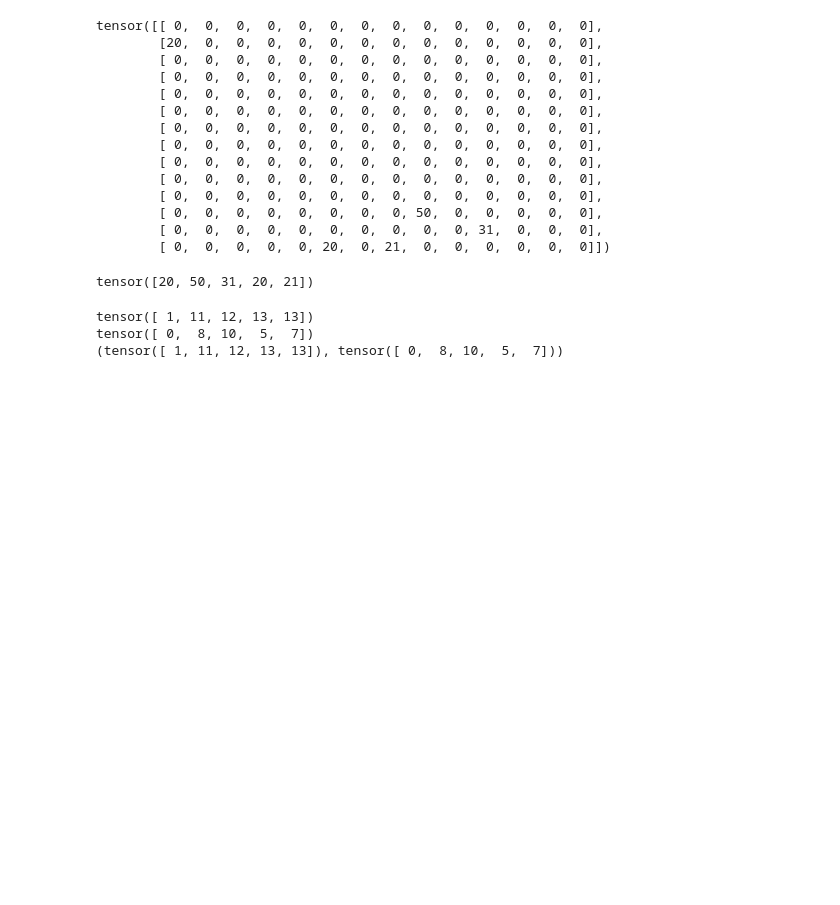
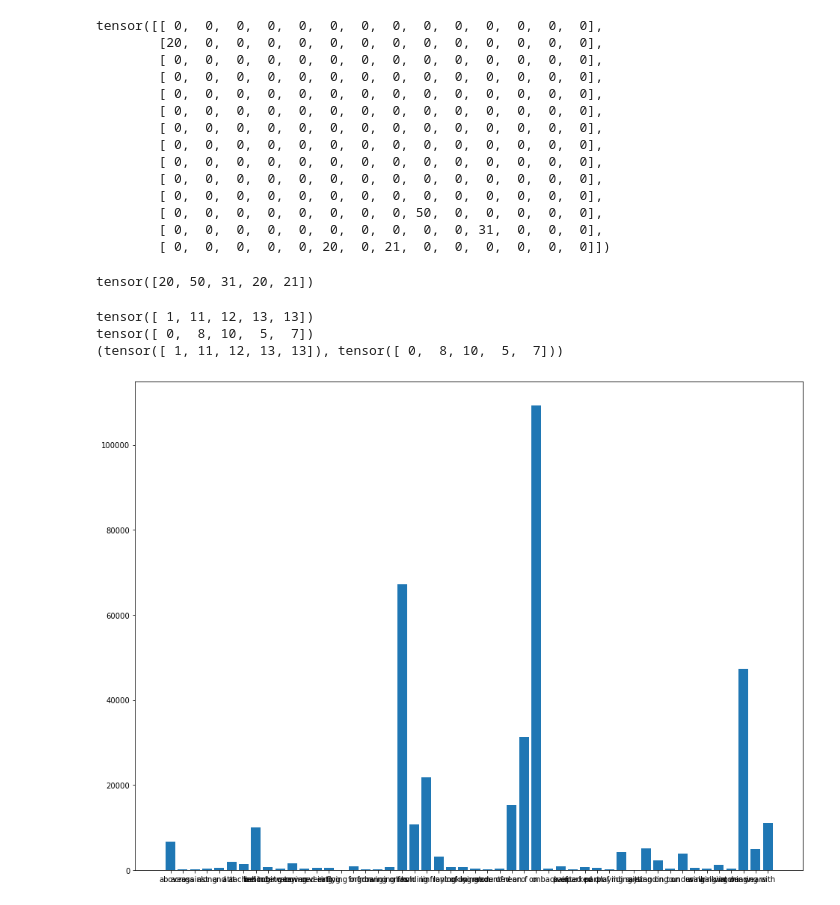
Before and after one commit to zhanwenchen/SGG-G2S, a Jupyter notebook: viz/1. Dataloader.ipynb, the cells around one changed output. Drawn from its saved outputs; the diff is of its cells as text; code cells hidden in the pictures; blank space fills up the shorter version.

```diff
--- a/viz/1. Dataloader.ipynb
+++ b/viz/1. Dataloader.ipynb
@@ -489,3 +501,20 @@ def augment_targets(images, targets):
 #     return targets
 
     # where is the ground truth relation labels? There's definitely some in get_dataset_statistics
+# %%
+pred_count_dict = dict(zip(idx2preds[1:], pred_counts[1:].tolist()))
+# %%
+from matplotlib import pyplot as plt
+
+# mylist = [key for key, val in pred_count_dict.items() for _ in range(val)]
+plt.figure(figsize=(16, 12))
+names, counts = zip(*pred_count_dict.items())
+plt.bar(names, counts)
+# plt.hist(mylist, bins=20)
+# plt.hist(pred_counts)
+# plt.hist(pred_counts.tolist())
+# plt.tight_layout()
+plt.savefig('preds.png')
+plt.show()
+# %% [output]
+[figure, added]
```
Also changed, not shown: parts of 10 cells of this notebook, 28 other files.
